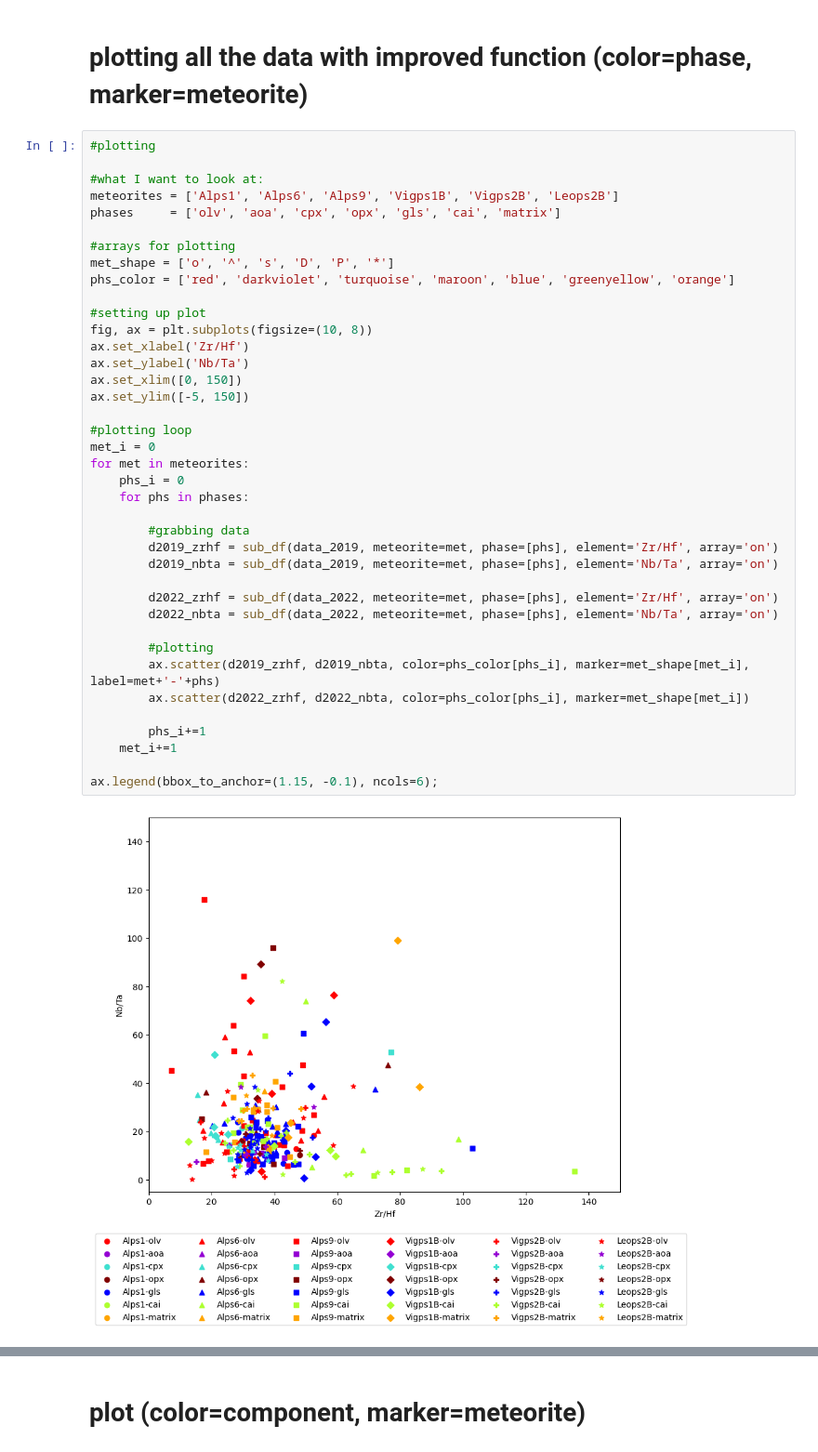
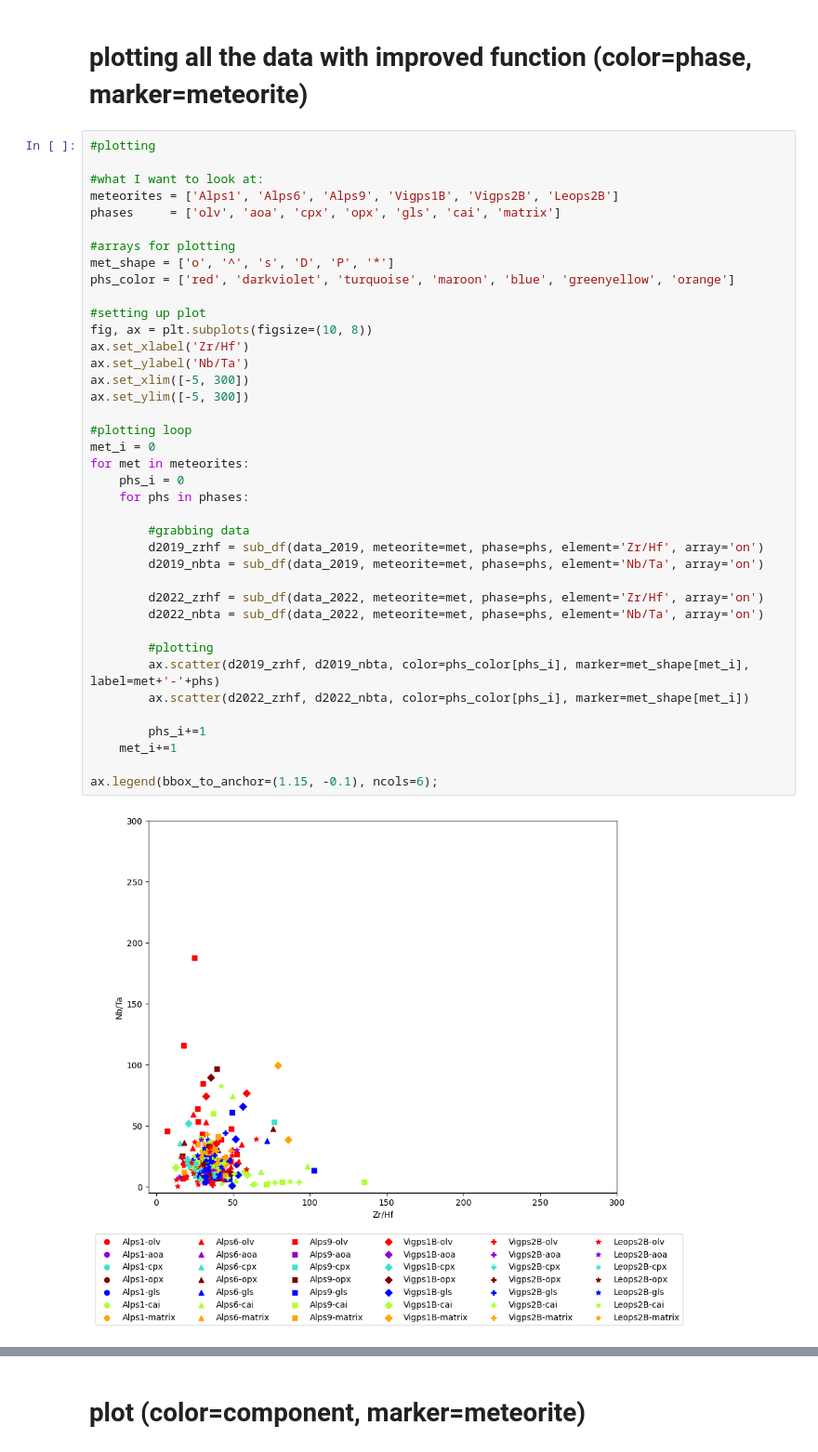
Before and after one commit to JGCAITLIN/HFSE, a Jupyter notebook: prelim_plotting.ipynb, the cells around one changed output, grey strips where cells are left out. Shown at 93% size. Saved outputs shown, nothing was run; the diff lists cells and outputs as text.

Commit message:
made function to remove outliers from dataset. made more plots.

```diff
--- a/prelim_plotting.ipynb
+++ b/prelim_plotting.ipynb
@@ -255,40 +249,40 @@ ax.set_title('Alps1')
 meteorites = ['Alps1', 'Alps6', 'Alps9', 'Vigps1B', 'Vigps2B', 'Leops2B']
 phases     = ['olv', 'aoa', 'cpx', 'opx', 'gls', 'cai', 'matrix']
 
 #arrays for plotting
 met_shape = ['o', '^', 's', 'D', 'P', '*']
 phs_color = ['red', 'darkviolet', 'turquoise', 'maroon', 'blue', 'greenyellow', 'orange']
 
 #setting up plot
 fig, ax = plt.subplots(figsize=(10, 8))
 ax.set_xlabel('Zr/Hf')
 ax.set_ylabel('Nb/Ta')
-ax.set_xlim([0, 150])
-ax.set_ylim([-5, 150])
+ax.set_xlim([-5, 300])
+ax.set_ylim([-5, 300])
 
 #plotting loop
 met_i = 0
 for met in meteorites:
     phs_i = 0
     for phs in phases:
 
         #grabbing data
-        d2019_zrhf = sub_df(data_2019, meteorite=met, phase=[phs], element='Zr/Hf', array='on')
-        d2019_nbta = sub_df(data_2019, meteorite=met, phase=[phs], element='Nb/Ta', array='on')
+        d2019_zrhf = sub_df(data_2019, meteorite=met, phase=phs, element='Zr/Hf', array='on')
+        d2019_nbta = sub_df(data_2019, meteorite=met, phase=phs, element='Nb/Ta', array='on')
 
-        d2022_zrhf = sub_df(data_2022, meteorite=met, phase=[phs], element='Zr/Hf', array='on')
-        d2022_nbta = sub_df(data_2022, meteorite=met, phase=[phs], element='Nb/Ta', array='on')
+        d2022_zrhf = sub_df(data_2022, meteorite=met, phase=phs, element='Zr/Hf', array='on')
+        d2022_nbta = sub_df(data_2022, meteorite=met, phase=phs, element='Nb/Ta', array='on')
 
         #plotting
         ax.scatter(d2019_zrhf, d2019_nbta, color=phs_color[phs_i], marker=met_shape[met_i], label=met+'-'+phs)
         ax.scatter(d2022_zrhf, d2022_nbta, color=phs_color[phs_i], marker=met_shape[met_i])
 
         phs_i+=1
     met_i+=1
 
 ax.legend(bbox_to_anchor=(1.15, -0.1), ncols=6);
 # %% [output]
-[figure, old version]
+[figure, new version]
 # %%
 #plotting
 
```
Also changed, not shown: parts of 8 cells of this notebook.
